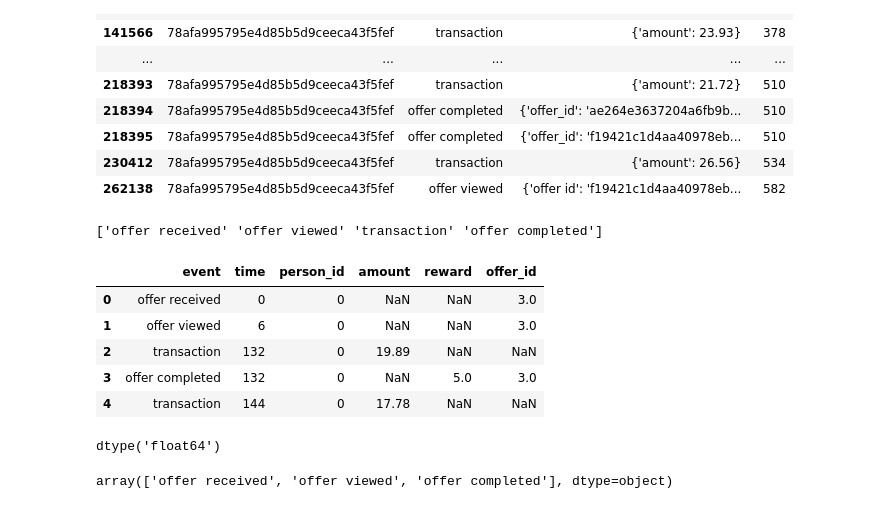
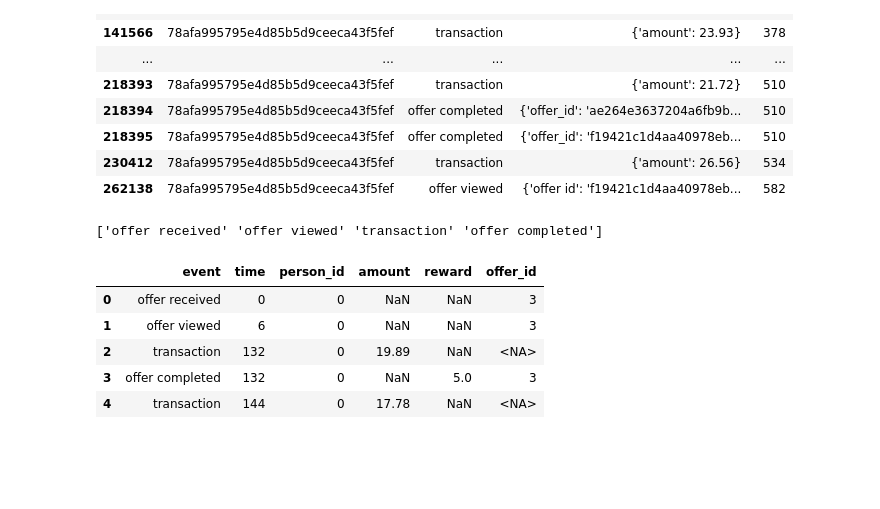
Before and after one commit to venson/starbucks, a Jupyter notebook: Starbucks_Capstone_notebook.ipynb, the cells around one changed output. Saved outputs shown, nothing was run; the diff lists cells and outputs as text; code cells hidden in the pictures; blank space fills up the shorter version.

```diff
--- a/Starbucks_Capstone_notebook.ipynb
+++ b/Starbucks_Capstone_notebook.ipynb
@@ -324,43 +257,36 @@ def clean_transcript(transcript = transcript, portfolio = clean_portfolio, offer
     """
 
     # simplify person to person_id
     transcript_clean = transcript.copy()
     person_id_map = pd.DataFrame(
         {'person':transcript_clean['person'].unique(),
          'person_id': np.arange(transcript_clean['person'].nunique())
         })
     transcript_clean = transcript_clean.merge(person_id_map, on = 'person')
     print(transcript_clean.event.unique())
     #
 
     transcript_clean['portfolio_id'] = transcript_clean['value'].apply(
         lambda x : x.get('offer_id', np.nan) if (x.get('offer id', np.nan) is np.nan) else x.get('offer id', np.nan)
     )
 
 
     transcript_clean['amount'] = transcript_clean['value'].apply(lambda x :x.get('amount', np.nan))
 
     transcript_clean['reward'] = transcript_clean['value'].apply(lambda x :x.get('reward', np.nan))
     transcript_clean = transcript_clean.merge(offer_id_map,how = 'left', on = 'portfolio_id')
+    transcript_clean['offer_id'] = transcript_clean['offer_id'].astype('Int64')
     transcript_clean.drop(['person','value', 'portfolio_id'], axis = 1, inplace = True)
 
     return transcript_clean
 
 clean_trans = clean_transcript()
 clean_trans.head()
 # %% [output]
 ['offer received' 'offer viewed' 'transaction' 'offer completed']
 |  | event | time | person_id | amount | reward | offer_id |
-| 0 | offer received | 0 | 0 | NaN | NaN | 3.0 |
-| 1 | offer viewed | 6 | 0 | NaN | NaN | 3.0 |
-| 2 | transaction | 132 | 0 | 19.89 | NaN | NaN |
-| 3 | offer completed | 132 | 0 | NaN | 5.0 | 3.0 |
-| 4 | transaction | 144 | 0 | 17.78 | NaN | NaN |
+| 0 | offer received | 0 | 0 | NaN | NaN | 3 |
+| 1 | offer viewed | 6 | 0 | NaN | NaN | 3 |
+| 2 | transaction | 132 | 0 | 19.89 | NaN | <NA> |
+| 3 | offer completed | 132 | 0 | NaN | 5.0 | 3 |
+| 4 | transaction | 144 | 0 | 17.78 | NaN | <NA> |
-# %%
-clean_trans['offer_id'].dtype
-# %% [output]
-dtype('float64')
-# %%
-clean_trans['event'].unique()
-# %% [output]
-array(['offer received', 'offer viewed', 'offer completed'], dtype=object)
```
Also changed, not shown: parts of 19 cells of this notebook.
